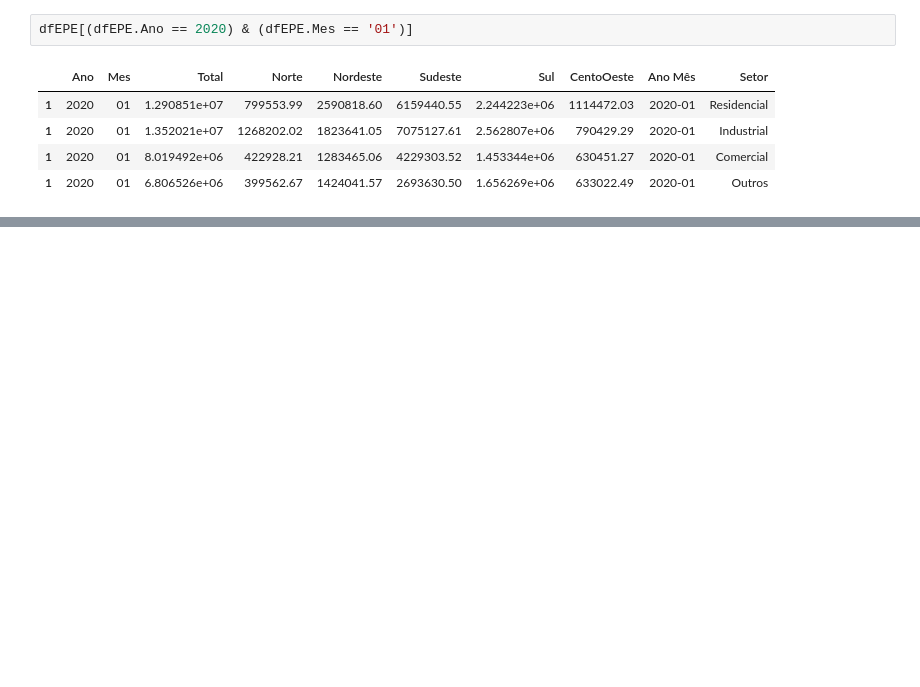
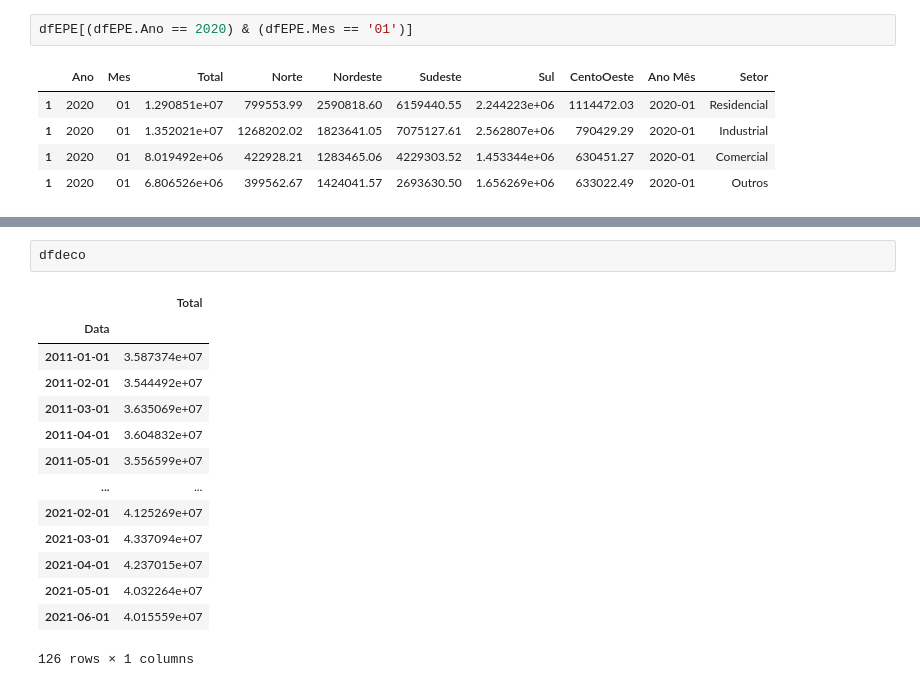
Before and after one commit to lvb86/PD_LSTM_GA, a Jupyter notebook: code/2004_2021_resenha_EPE.ipynb, the cells around one changed output, grey strips where cells are left out. Cells and saved outputs as stored; diff of their text form; blank space fills up the shorter version.

```diff
--- a/code/2004_2021_resenha_EPE.ipynb
+++ b/code/2004_2021_resenha_EPE.ipynb
@@ -98,0 +176,17 @@ dfEPE[(dfEPE.Ano == 2020) & (dfEPE.Mes == '01')]
+# %%
+dfdeco
+# %% [output]
+|  | Total |
+| Data |  |
+| 2011-01-01 | 3.587374e+07 |
+| 2011-02-01 | 3.544492e+07 |
+| 2011-03-01 | 3.635069e+07 |
+| 2011-04-01 | 3.604832e+07 |
+| 2011-05-01 | 3.556599e+07 |
+| ... | ... |
+| 2021-02-01 | 4.125269e+07 |
+| 2021-03-01 | 4.337094e+07 |
+| 2021-04-01 | 4.237015e+07 |
+| 2021-05-01 | 4.032264e+07 |
+| 2021-06-01 | 4.015559e+07 |
+126 rows × 1 columns
```
Also changed, not shown: parts of 9 cells of this notebook.
